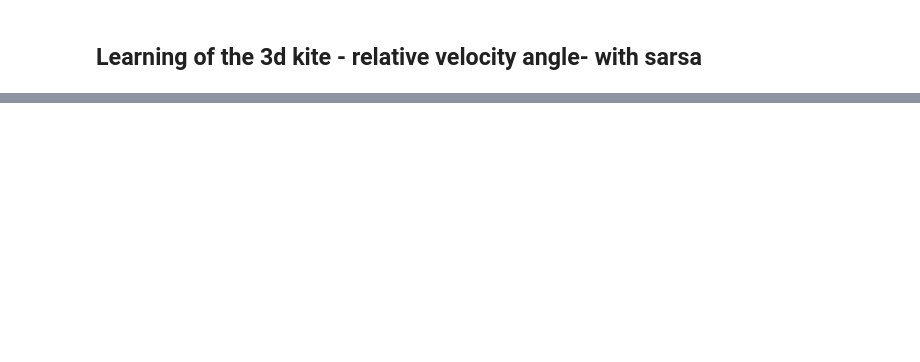
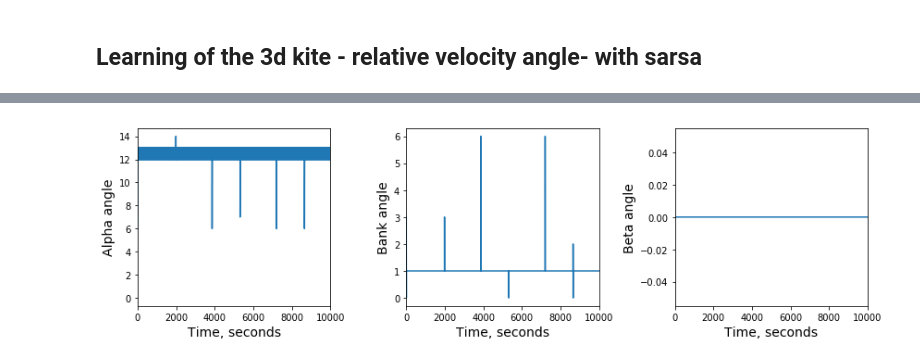
Before and after one commit to lorenzobasile/KiteRL, a Jupyter notebook: analyze_training.ipynb, the cells around one changed output, grey strips where cells are left out. Saved outputs shown, nothing was run; the diff lists cells and outputs as text; code cells hidden in the pictures; blank space fills up the shorter version.

```diff
--- a/analyze_training.ipynb
+++ b/analyze_training.ipynb
@@ -52,0 +85,25 @@ plt.show()
+# %%
+fig, (ax1, ax2, ax3) = plt.subplots(1,3, figsize=(12,3.5))
+
+lim = [0,10000]
+
+ax1.set_xlim(lim)
+ax1.set_xlabel('Time, seconds', fontsize=14)
+ax1.set_ylabel('Alpha angle', fontsize=14)
+ax1.plot(controls[:,0])
+
+ax2.set_xlim(lim)
+ax2.set_xlabel('Time, seconds', fontsize=14)
+ax2.set_ylabel('Bank angle', fontsize=14)
+ax2.plot(controls[:,1])
+
+ax3.set_xlim(lim)
+ax3.set_xlabel('Time, seconds', fontsize=14)
+ax3.set_ylabel('Beta angle', fontsize=14)
+ax3.plot(controls[:,2])
+
+plt.tight_layout()
+plt.savefig(data_dir+"contr_traj.png", dpi=200)
+plt.show()
+# %% [output]
+[figure, added]
```
Also changed, not shown: parts of 5 cells of this notebook, 2 other files.
